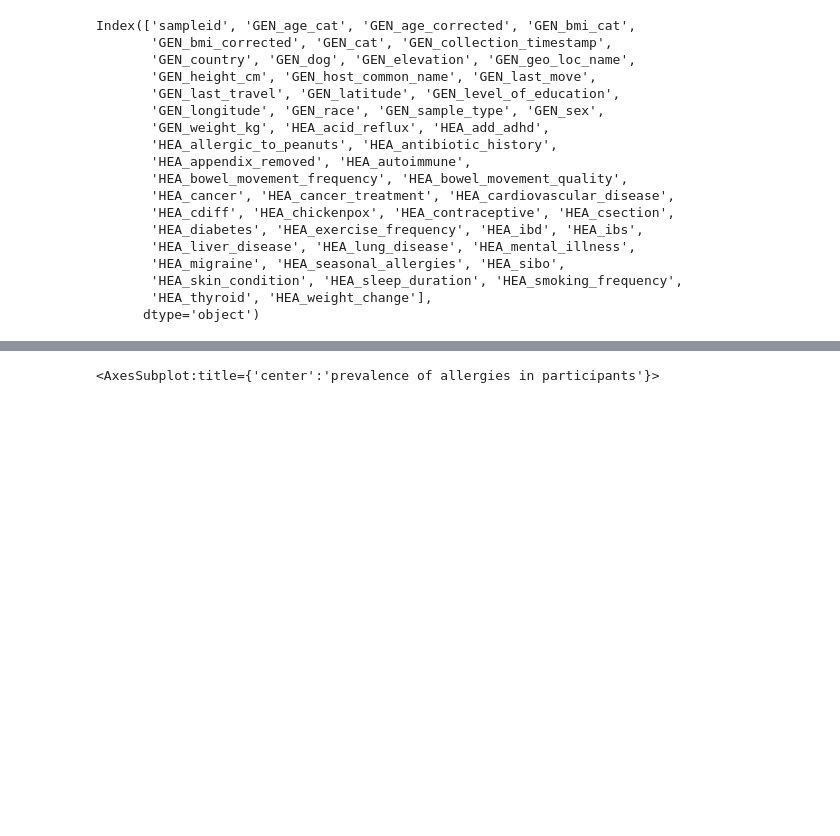
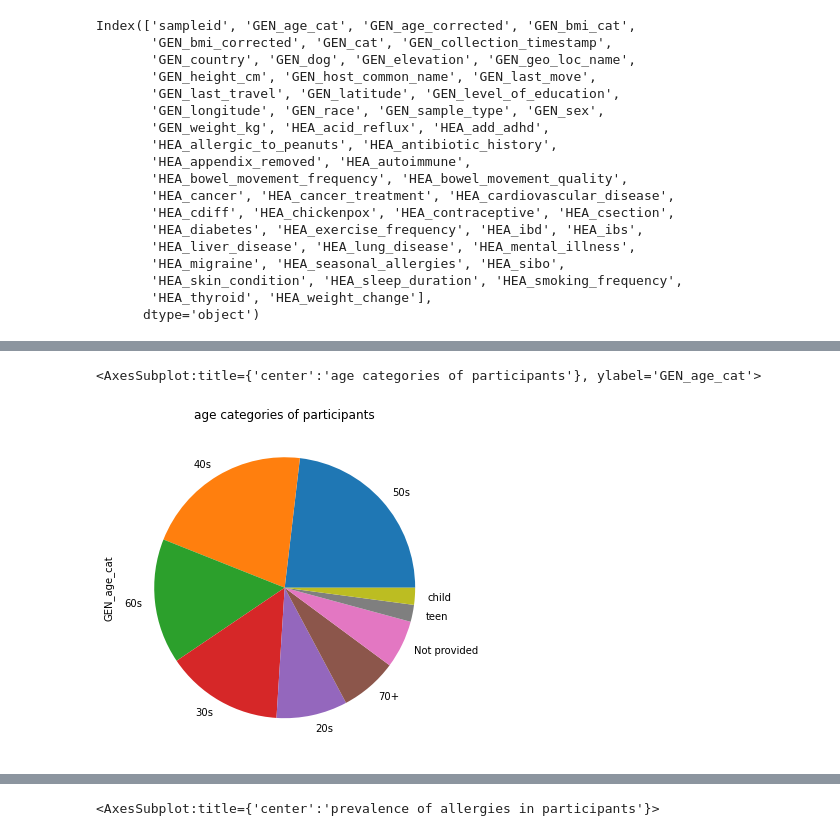
Before and after one commit to annawet/Poop-Power, a Jupyter notebook: ExploringMetadata.ipynb, the cells around one changed output, grey strips where cells are left out. Cells and saved outputs as stored; diff of their text form; code cells hidden in the pictures; blank space fills up the shorter version.

```diff
--- a/ExploringMetadata.ipynb
+++ b/ExploringMetadata.ipynb
@@ -53,0 +69,5 @@ Index(['sampleid', 'GEN_age_cat', 'GEN_age_corrected', 'GEN_bmi_cat',
+# %%
+df_demo.GEN_age_cat.value_counts().plot(kind = 'pie', title = 'age categories of participants', figsize = [16, 6])
+# %% [output]
+<AxesSubplot:title={'center':'age categories of participants'}, ylabel='GEN_age_cat'>
+[figure, added]
```
Also changed, not shown: parts of 8 cells of this notebook.
